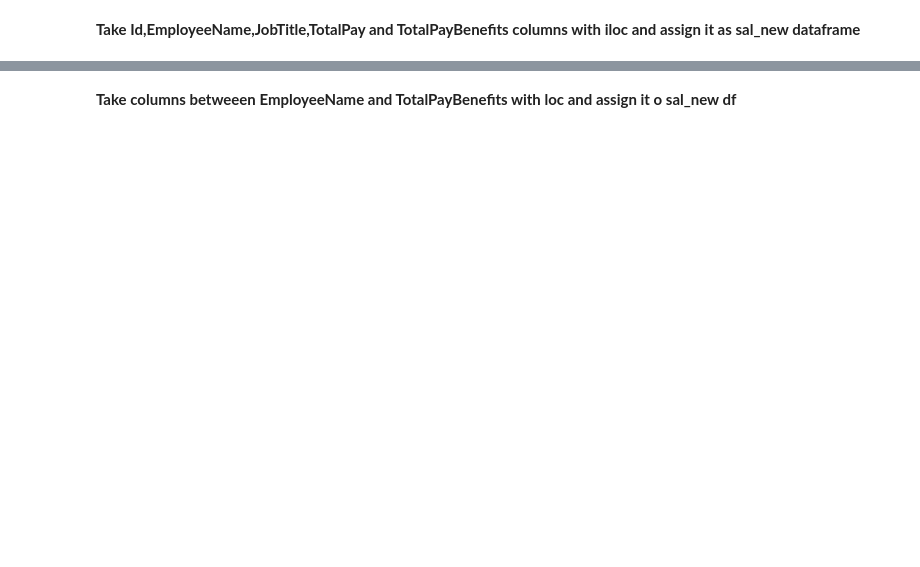
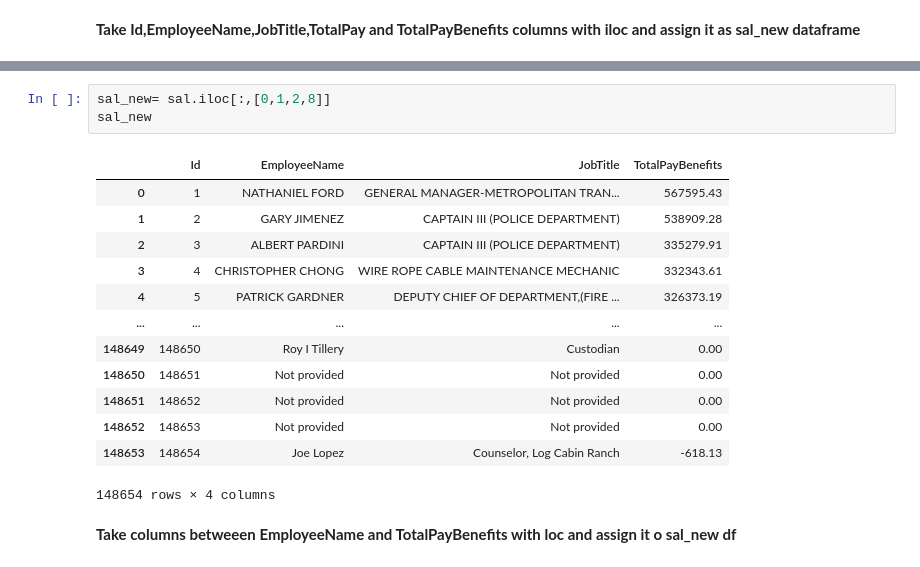
Before and after one commit to Ahmet-Burhan/Data_Science, a Jupyter notebook: Assignments/Numpy,Pandas/Assignment-1-Student.ipynb, the cells around one changed output, grey strips where cells are left out. Saved outputs shown, nothing was run; the diff lists cells and outputs as text; blank space fills up the shorter version.

```diff
--- a/Assignments/Assignment-1-Student.ipynb
+++ b/Assignments/Numpy,Pandas/Assignment-1-Student.ipynb
@@ -389,2 +395,19 @@ Name: JobTitle, dtype: int64
+# %%
+sal_new= sal.iloc[:,[0,1,2,8]]
+sal_new
+# %% [output]
+|  | Id | EmployeeName | JobTitle | TotalPayBenefits |
+| 0 | 1 | NATHANIEL FORD | GENERAL MANAGER-METROPOLITAN TRAN... | 567595.43 |
+| 1 | 2 | GARY JIMENEZ | CAPTAIN III (POLICE DEPARTMENT) | 538909.28 |
+| 2 | 3 | ALBERT PARDINI | CAPTAIN III (POLICE DEPARTMENT) | 335279.91 |
+| 3 | 4 | CHRISTOPHER CHONG | WIRE ROPE CABLE MAINTENANCE MECHANIC | 332343.61 |
+| 4 | 5 | PATRICK GARDNER | DEPUTY CHIEF OF DEPARTMENT,(FIRE ... | 326373.19 |
+| ... | ... | ... | ... | ... |
+| 148649 | 148650 | Roy I Tillery | Custodian | 0.00 |
+| 148650 | 148651 | Not provided | Not provided | 0.00 |
+| 148651 | 148652 | Not provided | Not provided | 0.00 |
+| 148652 | 148653 | Not provided | Not provided | 0.00 |
+| 148653 | 148654 | Joe Lopez | Counselor, Log Cabin Ranch | -618.13 |
+148654 rows × 4 columns
 # %% [markdown]
 **Take columns betweeen EmployeeName and TotalPayBenefits with loc and assign it o sal_new df**
```
Also changed, not shown: parts of 31 cells of this notebook, 3 other files.
